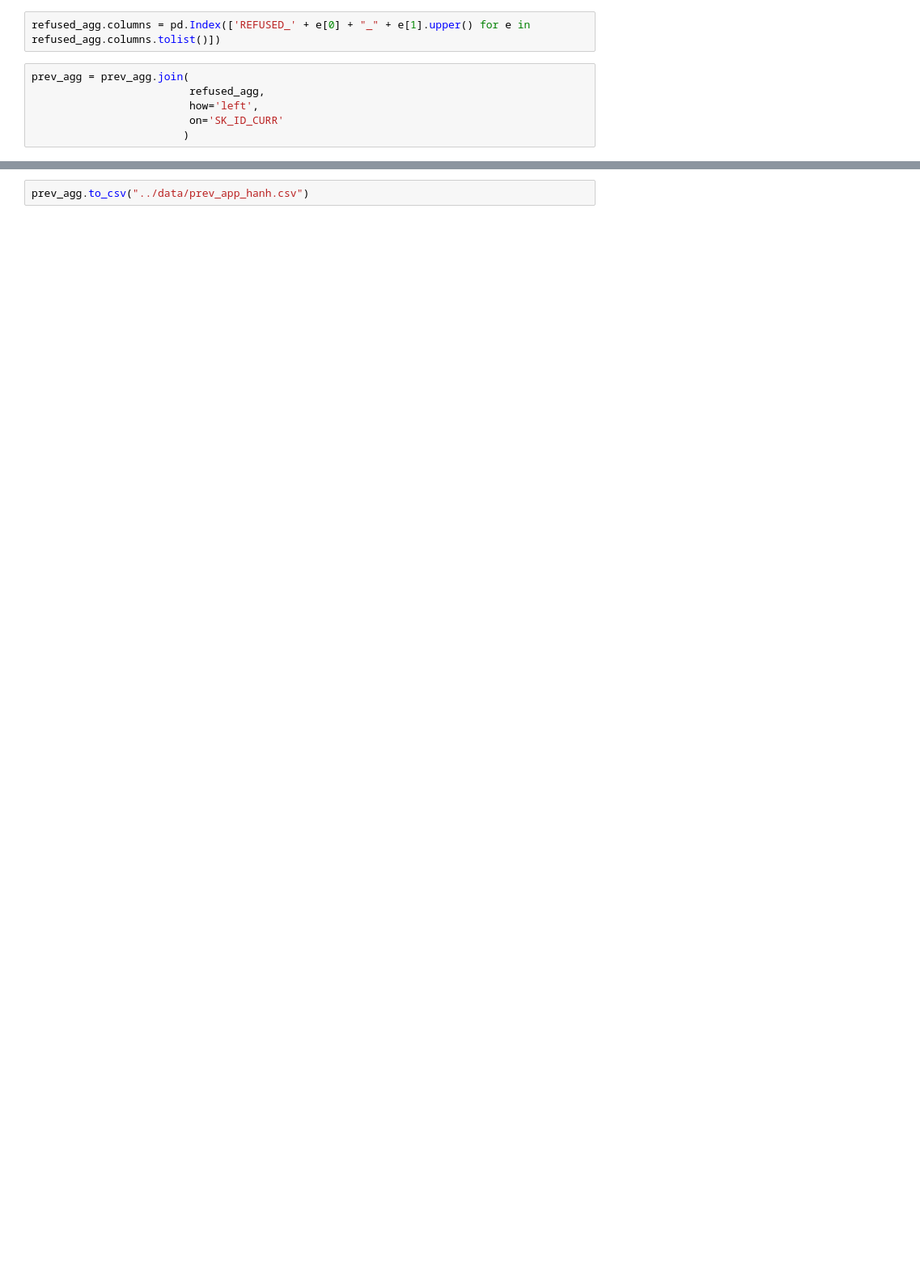
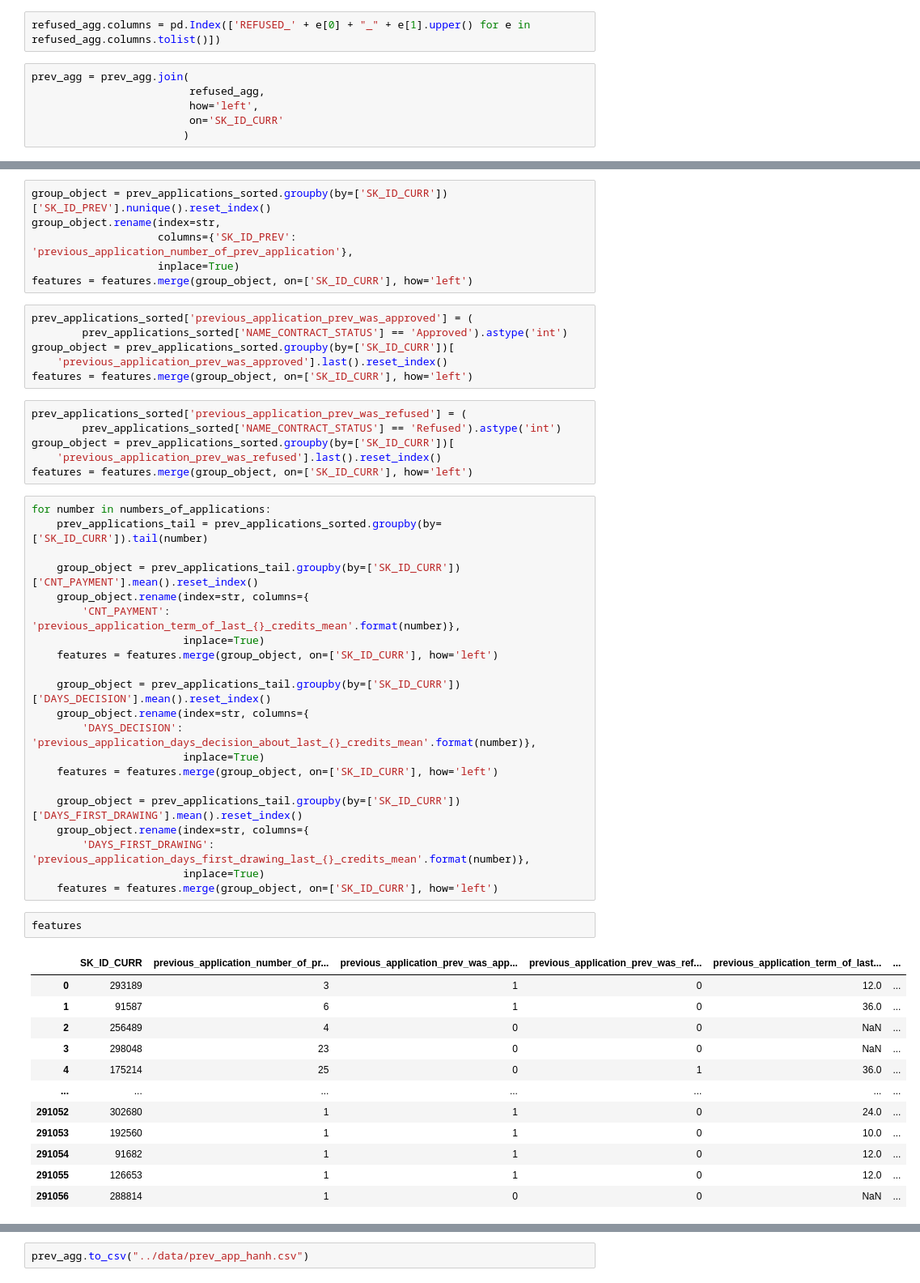
Before and after one commit to hung20gg/datavis_final, a Jupyter notebook: eda/feattt.ipynb, the cells around one changed output, grey strips where cells are left out. Shown at 81% size. Cells and saved outputs as stored; diff of their text form; blank space fills up the shorter version.

```diff
--- a/eda/feattt.ipynb
+++ b/eda/feattt.ipynb
@@ -367,0 +400,54 @@ prev_agg.shape
+# %%
+group_object = prev_applications_sorted.groupby(by=['SK_ID_CURR'])['SK_ID_PREV'].nunique().reset_index()
+group_object.rename(index=str,
+                    columns={'SK_ID_PREV': 'previous_application_number_of_prev_application'},
+                    inplace=True)
+features = features.merge(group_object, on=['SK_ID_CURR'], how='left')
+# %%
+prev_applications_sorted['previous_application_prev_was_approved'] = (
+        prev_applications_sorted['NAME_CONTRACT_STATUS'] == 'Approved').astype('int')
+group_object = prev_applications_sorted.groupby(by=['SK_ID_CURR'])[
+    'previous_application_prev_was_approved'].last().reset_index()
+features = features.merge(group_object, on=['SK_ID_CURR'], how='left')
+# %%
+prev_applications_sorted['previous_application_prev_was_refused'] = (
+        prev_applications_sorted['NAME_CONTRACT_STATUS'] == 'Refused').astype('int')
+group_object = prev_applications_sorted.groupby(by=['SK_ID_CURR'])[
+    'previous_application_prev_was_refused'].last().reset_index()
+features = features.merge(group_object, on=['SK_ID_CURR'], how='left')
+# %%
+for number in numbers_of_applications:
+    prev_applications_tail = prev_applications_sorted.groupby(by=['SK_ID_CURR']).tail(number)
+
+    group_object = prev_applications_tail.groupby(by=['SK_ID_CURR'])['CNT_PAYMENT'].mean().reset_index()
+    group_object.rename(index=str, columns={
+        'CNT_PAYMENT': 'previous_application_term_of_last_{}_credits_mean'.format(number)},
+                        inplace=True)
+    features = features.merge(group_object, on=['SK_ID_CURR'], how='left')
+
+    group_object = prev_applications_tail.groupby(by=['SK_ID_CURR'])['DAYS_DECISION'].mean().reset_index()
+    group_object.rename(index=str, columns={
+        'DAYS_DECISION': 'previous_application_days_decision_about_last_{}_credits_mean'.format(number)},
+                        inplace=True)
+    features = features.merge(group_object, on=['SK_ID_CURR'], how='left')
+
+    group_object = prev_applications_tail.groupby(by=['SK_ID_CURR'])['DAYS_FIRST_DRAWING'].mean().reset_index()
+    group_object.rename(index=str, columns={
+        'DAYS_FIRST_DRAWING': 'previous_application_days_first_drawing_last_{}_credits_mean'.format(number)},
+                        inplace=True)
+    features = features.merge(group_object, on=['SK_ID_CURR'], how='left')
+# %%
+features
+# %% [output]
+|  | SK_ID_CURR | previous_application_number_of_pr... | previous_application_prev_was_app... | previous_application_prev_was_ref... | previous_application_term_of_last... | ... |
+| 0 | 293189 | 3 | 1 | 0 | 12.0 | ... |
+| 1 | 91587 | 6 | 1 | 0 | 36.0 | ... |
+| 2 | 256489 | 4 | 0 | 0 | NaN | ... |
+| 3 | 298048 | 23 | 0 | 0 | NaN | ... |
+| 4 | 175214 | 25 | 0 | 1 | 36.0 | ... |
+| ... | ... | ... | ... | ... | ... | ... |
+| 291052 | 302680 | 1 | 1 | 0 | 24.0 | ... |
+| 291053 | 192560 | 1 | 1 | 0 | 10.0 | ... |
+| 291054 | 91682 | 1 | 1 | 0 | 12.0 | ... |
+| 291055 | 126653 | 1 | 1 | 0 | 12.0 | ... |
+| 291056 | 288814 | 1 | 0 | 0 | NaN | ... |
```
Also changed, not shown: parts of 19 cells of this notebook, 3 other files.
